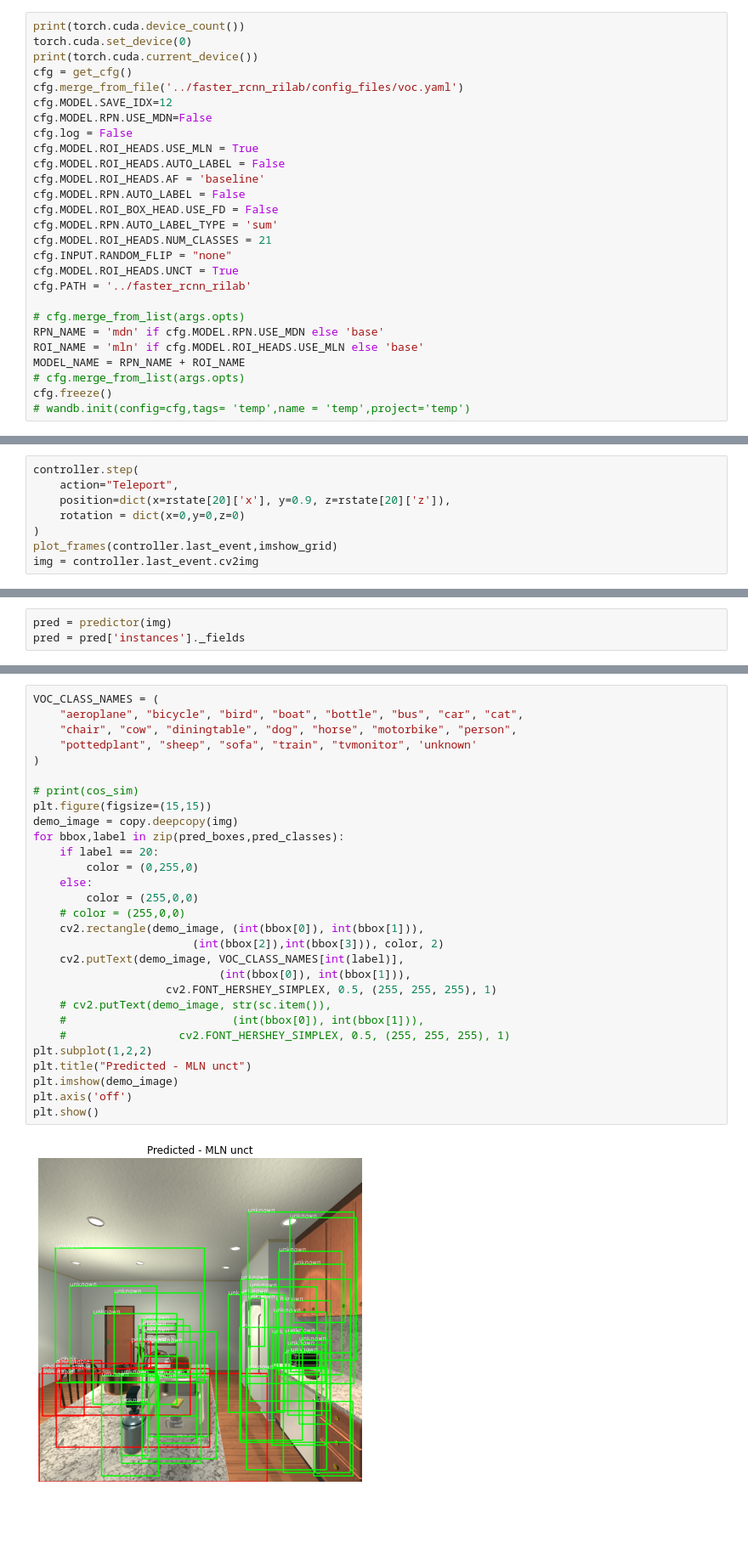
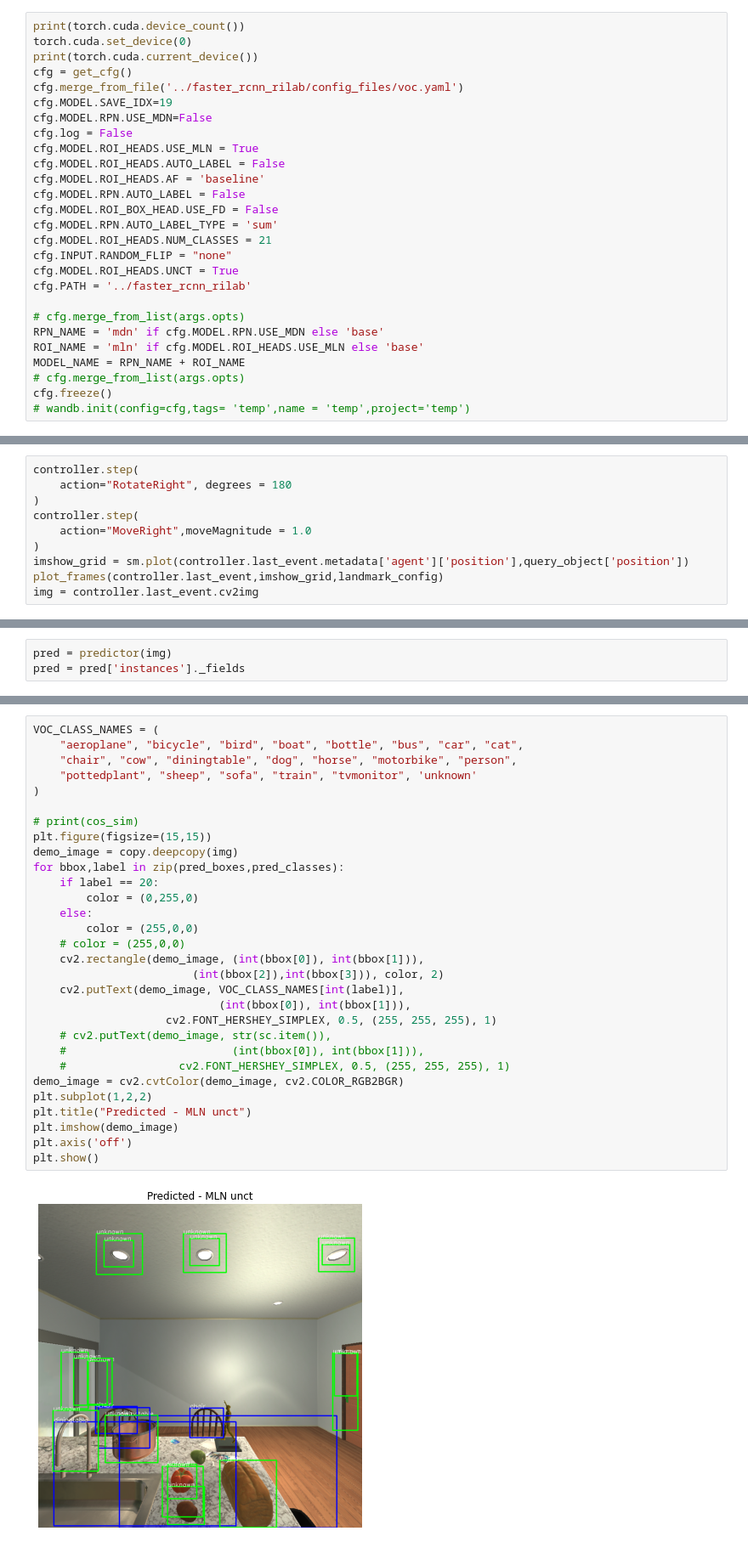
Before and after one commit to jeongeun980906/Zeroshot-Active-VIsual-Search, a Jupyter notebook: Detection.ipynb, the cells around one changed output, grey strips where cells are left out. Shown: that part at 85% size. Drawn from its saved outputs; the diff is of its cells as text; blank space fills up the shorter version.

```diff
--- a/Detection.ipynb
+++ b/Detection.ipynb
@@ -100,7 +134,7 @@ torch.cuda.set_device(0)
 print(torch.cuda.current_device())
 cfg = get_cfg()
 cfg.merge_from_file('../faster_rcnn_rilab/config_files/voc.yaml')
-cfg.MODEL.SAVE_IDX=12
+cfg.MODEL.SAVE_IDX=19
 cfg.MODEL.RPN.USE_MDN=False
 cfg.log = False
 cfg.MODEL.ROI_HEADS.USE_MLN = True
@@ -132,11 +166,3 @@ pretrained_dict = {k: v for k, v in state_dict.items() if k in model.state_dict(
 model.load_state_dict(pretrained_dict)
 
 predictor = DefaultPredictor(cfg,model)
-# %%
-controller.step(
-    action="Teleport",
-    position=dict(x=rstate[20]['x'], y=0.9, z=rstate[20]['z']),
-    rotation = dict(x=0,y=0,z=0)
-)
-plot_frames(controller.last_event,imshow_grid)
-img = controller.last_event.cv2img
@@ -144,0 +169,10 @@ img = controller.last_event.cv2img
+# %%
+controller.step(
+    action="RotateRight", degrees = 180
+)
+controller.step(
+    action="MoveRight",moveMagnitude = 1.0
+)
+imshow_grid = sm.plot(controller.last_event.metadata['agent']['position'],query_object['position'])
+plot_frames(controller.last_event,imshow_grid,landmark_config)
+img = controller.last_event.cv2img
@@ -157,31 +196,32 @@ scores = scores[index]
 # %%
 VOC_CLASS_NAMES = (
     "aeroplane", "bicycle", "bird", "boat", "bottle", "bus", "car", "cat",
     "chair", "cow", "diningtable", "dog", "horse", "motorbike", "person",
     "pottedplant", "sheep", "sofa", "train", "tvmonitor", 'unknown'
 )
 
 # print(cos_sim)
 plt.figure(figsize=(15,15))
 demo_image = copy.deepcopy(img)
 for bbox,label in zip(pred_boxes,pred_classes):
     if label == 20:
         color = (0,255,0)
     else:
         color = (255,0,0)
     # color = (255,0,0)
     cv2.rectangle(demo_image, (int(bbox[0]), int(bbox[1])),
                         (int(bbox[2]),int(bbox[3])), color, 2)
     cv2.putText(demo_image, VOC_CLASS_NAMES[int(label)],
                             (int(bbox[0]), int(bbox[1])),
                     cv2.FONT_HERSHEY_SIMPLEX, 0.5, (255, 255, 255), 1)
     # cv2.putText(demo_image, str(sc.item()),
     #                         (int(bbox[0]), int(bbox[1])),
     #                 cv2.FONT_HERSHEY_SIMPLEX, 0.5, (255, 255, 255), 1)
+demo_image = cv2.cvtColor(demo_image, cv2.COLOR_RGB2BGR)
 plt.subplot(1,2,2)
 plt.title("Predicted - MLN unct")
 plt.imshow(demo_image)
 plt.axis('off')
 plt.show()
 # %% [output]
-[figure, old version]
+[figure, new version]
```
Also changed, not shown: parts of 25 cells of this notebook, 6 other files.
